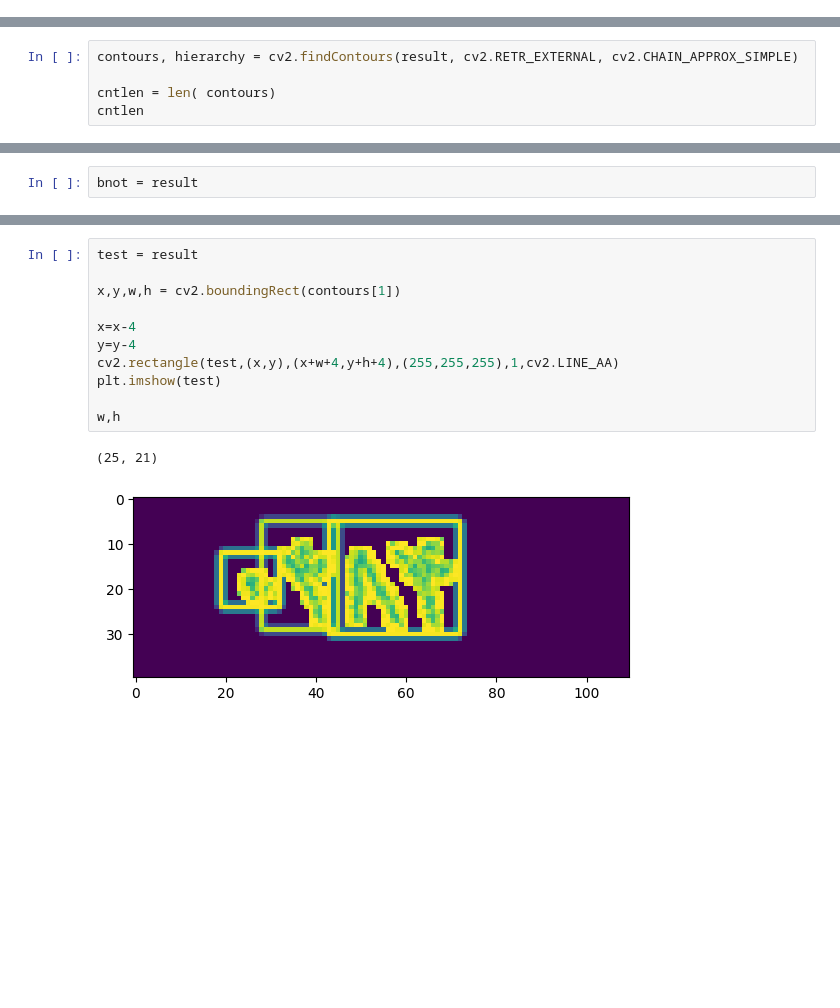
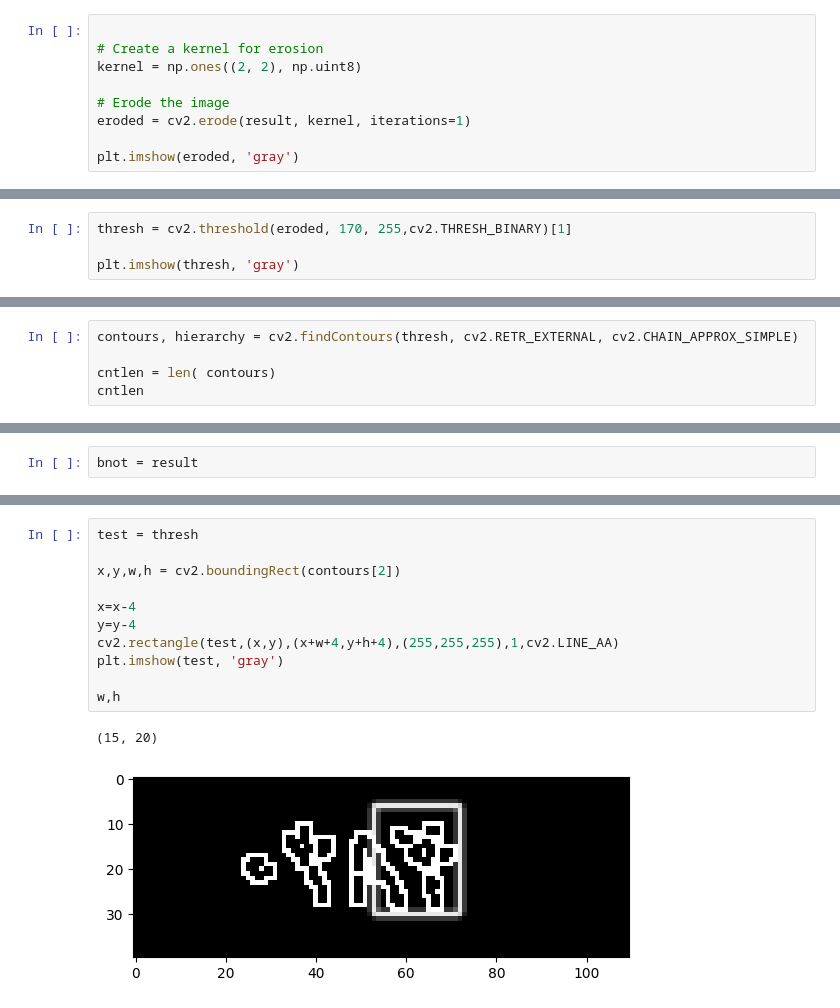
Before and after one commit to mas1996oud/Gote_Robot, a Jupyter notebook: Gote_Robot_using_Bard.ipynb, the cells around one changed output, grey strips where cells are left out. Drawn from its saved outputs; the diff is of its cells as text; blank space fills up the shorter version.

```diff
--- a/Gote_Robot_using_Bard.ipynb
+++ b/Gote_Robot_using_Bard.ipynb
@@ -35,3 +38,12 @@ plt.imshow(result, 'gray')
 # %% [output]
 <matplotlib.image.AxesImage at 0x...>
 [figure]
+# %%
+
+# Create a kernel for erosion
+kernel = np.ones((2, 2), np.uint8)
+
+# Erode the image
+eroded = cv2.erode(result, kernel, iterations=1)
+
+plt.imshow(eroded, 'gray')
@@ -37,0 +53,4 @@ plt.imshow(result, 'gray')
+# %%
+thresh = cv2.threshold(eroded, 170, 255,cv2.THRESH_BINARY)[1]
+
+plt.imshow(thresh, 'gray')
@@ -38,5 +70,5 @@ plt.imshow(result, 'gray')
 # %%
-contours, hierarchy = cv2.findContours(result, cv2.RETR_EXTERNAL, cv2.CHAIN_APPROX_SIMPLE)
+contours, hierarchy = cv2.findContours(thresh, cv2.RETR_EXTERNAL, cv2.CHAIN_APPROX_SIMPLE)
 
 cntlen = len( contours)
 cntlen
@@ -79,14 +109,14 @@ len (dict)
 # %%
-test = result
+test = thresh
 
-x,y,w,h = cv2.boundingRect(contours[1])
+x,y,w,h = cv2.boundingRect(contours[2])
 
 x=x-4
 y=y-4
 cv2.rectangle(test,(x,y),(x+w+4,y+h+4),(255,255,255),1,cv2.LINE_AA)
-plt.imshow(test)
+plt.imshow(test, 'gray')
 
 w,h
 # %% [output]
-(25, 21)
+(15, 20)
-[figure, old version]
+[figure, new version]
```
Also changed, not shown: parts of 8 cells of this notebook.
